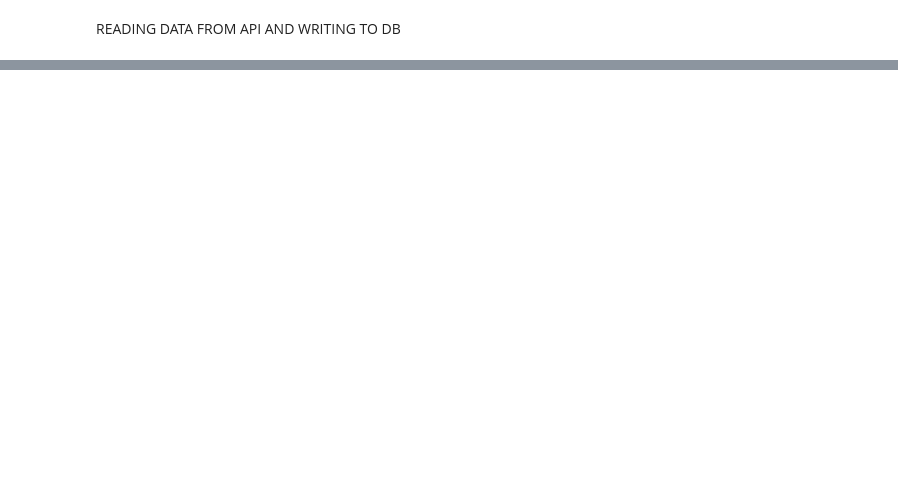
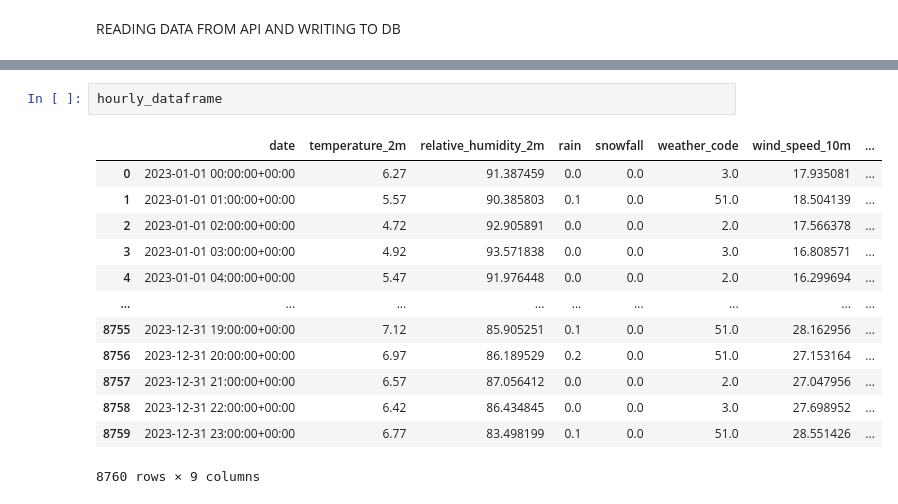
Before and after one commit to ankithbjoseph/TeamAA_DAP_JAN2024, a Jupyter notebook: weather.ipynb, the cells around one changed output, grey strips where cells are left out. Saved outputs shown, nothing was run; the diff lists cells and outputs as text; blank space fills up the shorter version.

```diff
--- a/weather.ipynb
+++ b/weather.ipynb
@@ -30,0 +66,16 @@ collection.insert_many(records)
+# %%
+hourly_dataframe
+# %% [output]
+|  | date | temperature_2m | relative_humidity_2m | rain | snowfall | weather_code | wind_speed_10m | ... |
+| 0 | 2023-01-01 00:00:00+00:00 | 6.27 | 91.387459 | 0.0 | 0.0 | 3.0 | 17.935081 | ... |
+| 1 | 2023-01-01 01:00:00+00:00 | 5.57 | 90.385803 | 0.1 | 0.0 | 51.0 | 18.504139 | ... |
+| 2 | 2023-01-01 02:00:00+00:00 | 4.72 | 92.905891 | 0.0 | 0.0 | 2.0 | 17.566378 | ... |
+| 3 | 2023-01-01 03:00:00+00:00 | 4.92 | 93.571838 | 0.0 | 0.0 | 3.0 | 16.808571 | ... |
+| 4 | 2023-01-01 04:00:00+00:00 | 5.47 | 91.976448 | 0.0 | 0.0 | 2.0 | 16.299694 | ... |
+| ... | ... | ... | ... | ... | ... | ... | ... | ... |
+| 8755 | 2023-12-31 19:00:00+00:00 | 7.12 | 85.905251 | 0.1 | 0.0 | 51.0 | 28.162956 | ... |
+| 8756 | 2023-12-31 20:00:00+00:00 | 6.97 | 86.189529 | 0.2 | 0.0 | 51.0 | 27.153164 | ... |
+| 8757 | 2023-12-31 21:00:00+00:00 | 6.57 | 87.056412 | 0.0 | 0.0 | 2.0 | 27.047956 | ... |
+| 8758 | 2023-12-31 22:00:00+00:00 | 6.42 | 86.434845 | 0.0 | 0.0 | 3.0 | 27.698952 | ... |
+| 8759 | 2023-12-31 23:00:00+00:00 | 6.77 | 83.498199 | 0.1 | 0.0 | 51.0 | 28.551426 | ... |
+8760 rows × 9 columns
```
Also changed, not shown: parts of 4 cells of this notebook, 1 other file.
